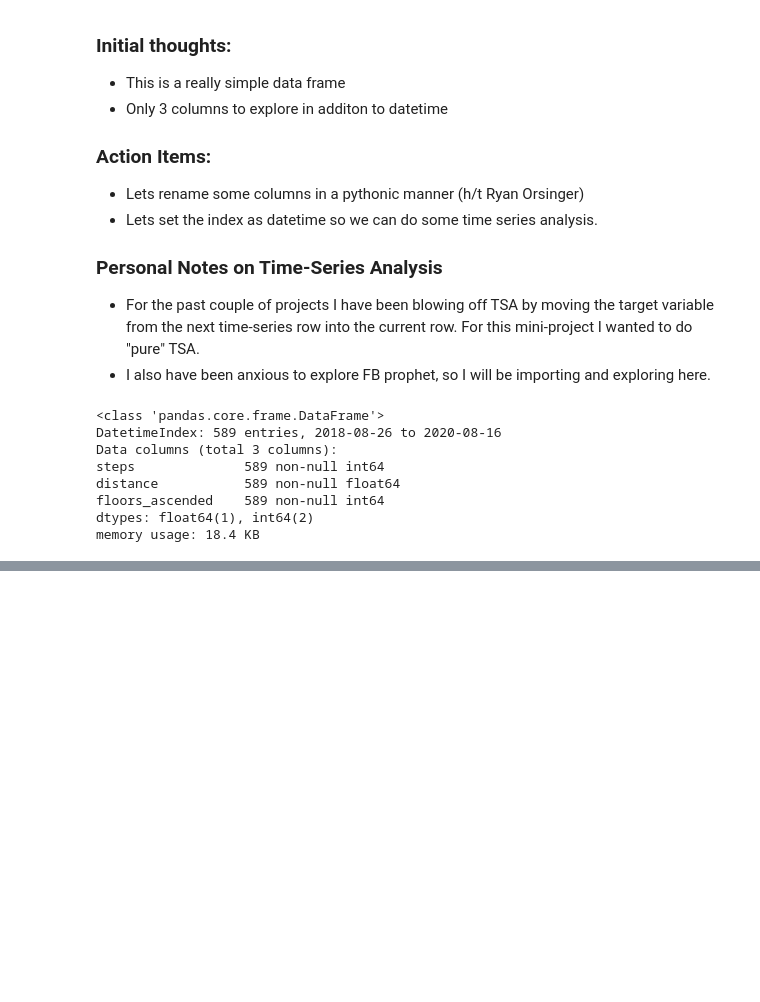
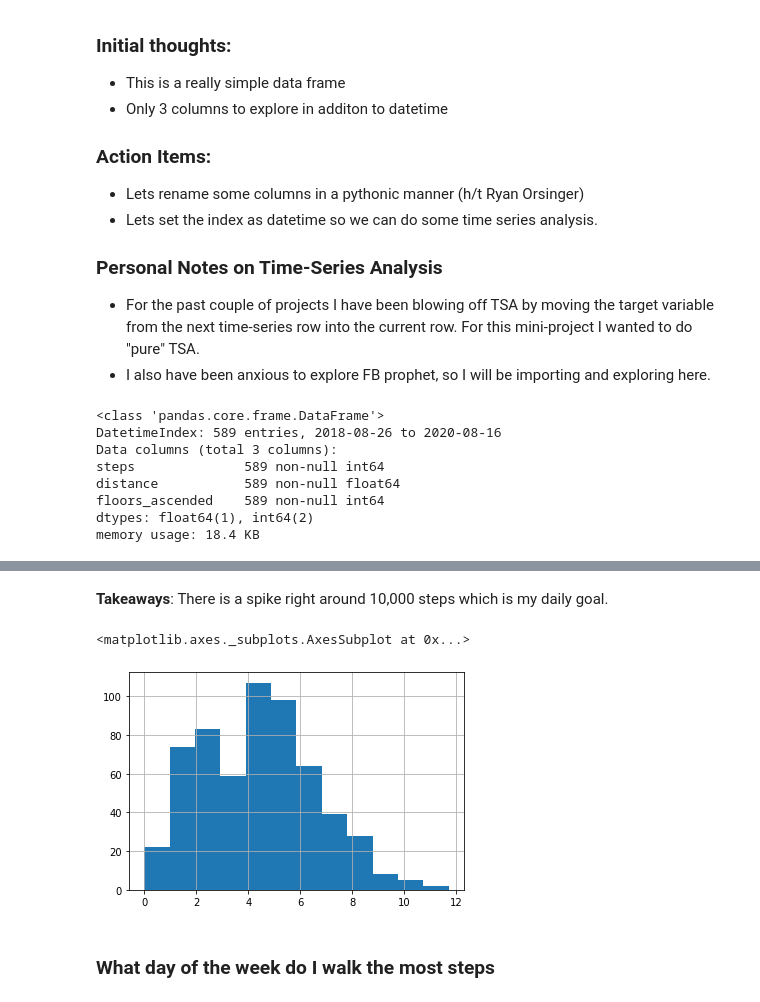
Before and after one commit to noahmelngailis/time_series_steps_project, a Jupyter notebook: time_sereis.ipynb, the cells around one changed output, grey strips where cells are left out. Drawn from its saved outputs; the diff is of its cells as text; code cells hidden in the pictures; blank space fills up the shorter version.

```diff
--- a/time_sereis.ipynb
+++ b/time_sereis.ipynb
@@ -73,0 +153,9 @@ memory usage: 18.4 KB
+# %% [markdown]
+**Takeaways**: There is a spike right around 10,000 steps which is my daily goal.
+# %%
+df.distance.hist(bins=12)
+# %% [output]
+<matplotlib.axes._subplots.AxesSubplot at 0x...>
+[figure, added]
+# %% [markdown]
+### What day of the week do I walk the most steps
```
Also changed, not shown: parts of 13 cells of this notebook.
